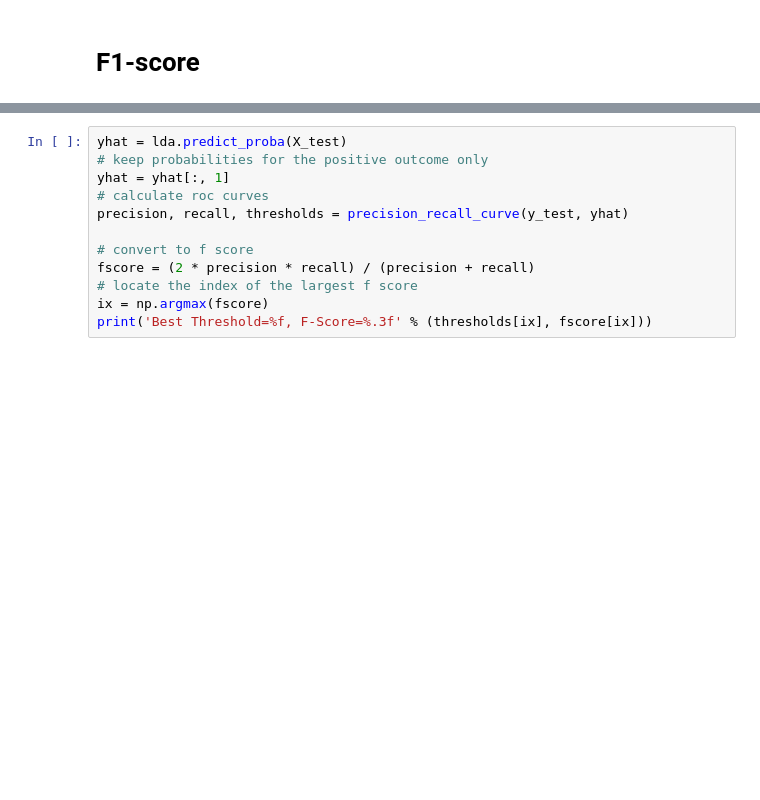
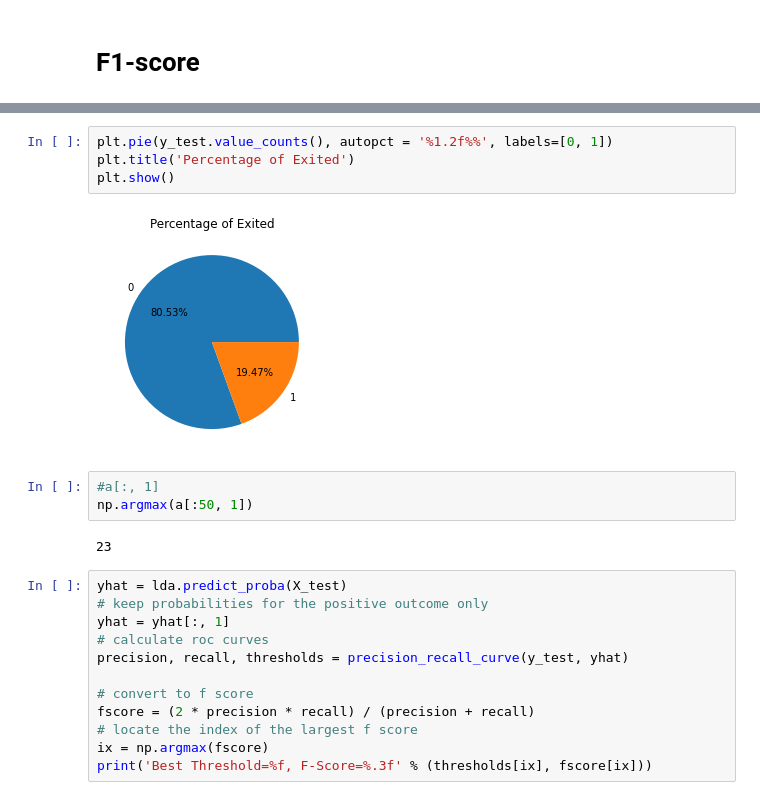
Before and after one commit to VinceTruong/Churn_Modelling, a Jupyter notebook: Into to DS Group Project - Vu Truong.ipynb, the cells around one changed output, grey strips where cells are left out. Saved outputs shown, nothing was run; the diff lists cells and outputs as text; blank space fills up the shorter version.

```diff
--- a/Into to DS Group Project - Vu Truong.ipynb
+++ b/Into to DS Group Project - Vu Truong.ipynb
@@ -908,3 +962,14 @@ Markdown and LaTeX:  𝛼2
+# %%
+plt.pie(y_test.value_counts(), autopct = '%1.2f%%', labels=[0, 1])
+plt.title('Percentage of Exited')
+plt.show()
+# %% [output]
+[figure, added]
+# %%
+#a[:, 1]
+np.argmax(a[:50, 1])
+# %% [output]
+23
 # %%
 yhat = lda.predict_proba(X_test)
 # keep probabilities for the positive outcome only
```
Also changed, not shown: parts of 22 cells of this notebook, 1 other file.
